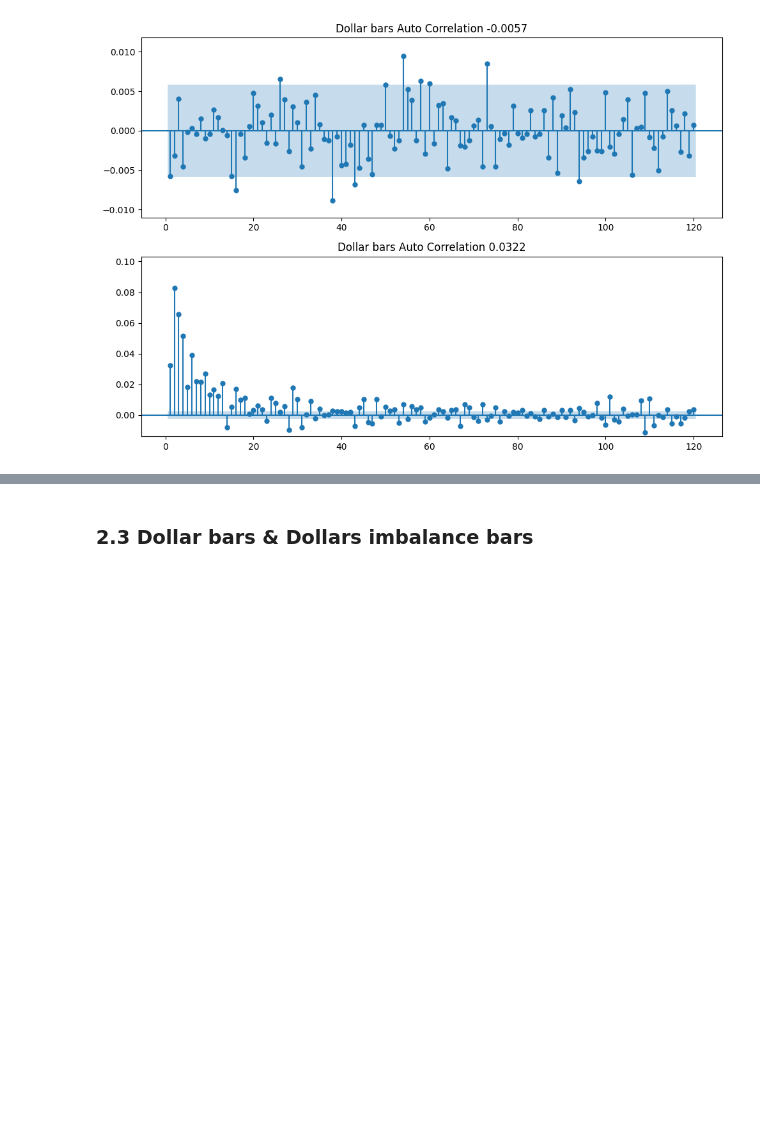
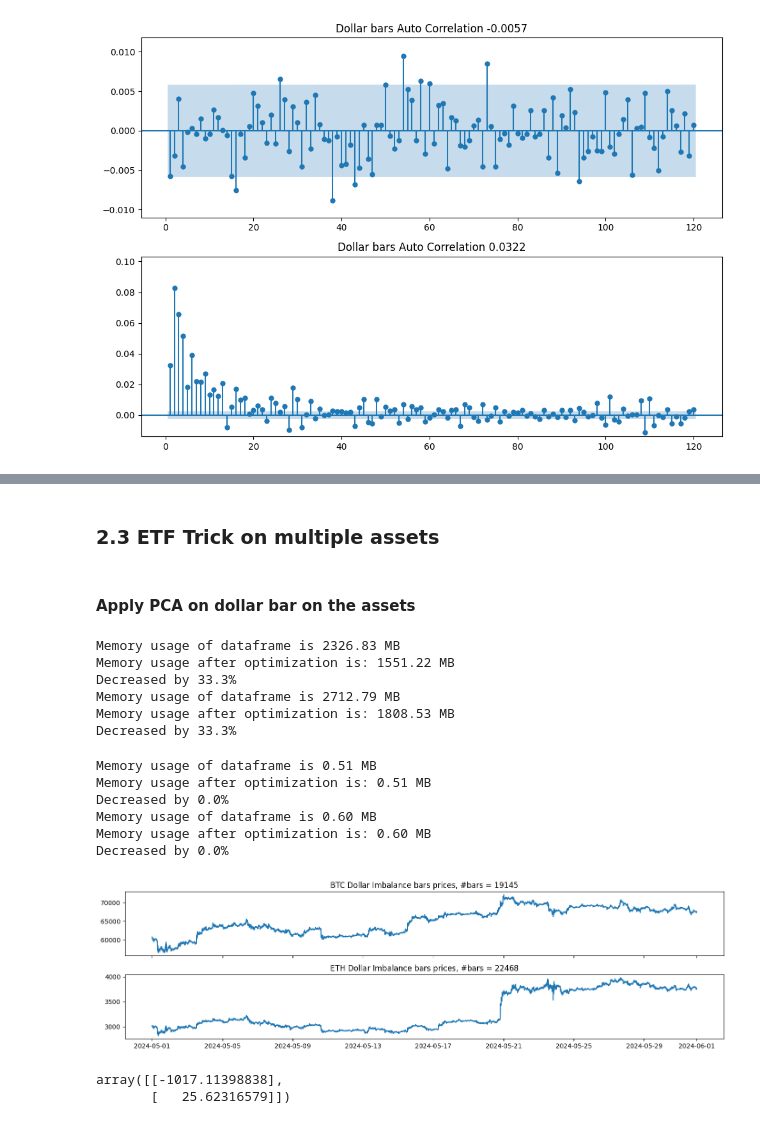
Before and after one commit to yakir4123/Advances-In-Financial-Machine-Learning, a Jupyter notebook: Chapter2.ipynb, the cells around one changed output, grey strips where cells are left out. Cells and saved outputs as stored; diff of their text form; code cells hidden in the pictures; blank space fills up the shorter version.

```diff
--- a/Chapter2.ipynb
+++ b/Chapter2.ipynb
@@ -451,7 +404,63 @@ NameError: name 'btc_transactions' is not defined
 # %% [markdown]
-### 2.3 Dollar bars & Dollars imbalance bars
+### 2.3 ETF Trick on multiple assets
+# %% [markdown]
+#### Apply PCA on dollar bar on the assets
 # %%
-dates = ['2024-03', '2024-04', '2024-05']
 btc_transactions = load_df(f"Advances-In-Financial-Machine-Learning\data\BTCUSDT-trades-2024-05.csv")
 eth_transactions = load_df(f"Advances-In-Financial-Machine-Learning\data\ETHUSDT-trades-2024-05.csv")
-sol_transactions = load_df(f"Advances-In-Financial-Machine-Learning\data\SOLUSDT-trades-2024-05.csv")
+# %% [output]
+Memory usage of dataframe is 2326.83 MB
+Memory usage after optimization is: 1551.22 MB
+Decreased by 33.3%
+Memory usage of dataframe is 2712.79 MB
+Memory usage after optimization is: 1808.53 MB
+Decreased by 33.3%
+# %%
+btc_dollar_bar = create_dollar_bars(btc_transactions, int(2e7))
+eth_dollar_bar = create_dollar_bars(eth_transactions, int(1e7))
+# %% [output]
+Memory usage of dataframe is 0.51 MB
+Memory usage after optimization is: 0.51 MB
+Decreased by 0.0%
+Memory usage of dataframe is 0.60 MB
+Memory usage after optimization is: 0.60 MB
+Decreased by 0.0%
+# %%
+fig, axs = plt.subplots(2, 1, figsize=(14, 4), sharex=True)
+axs[0].plot(pd.to_datetime(btc_dollar_bar['time'], unit='ms'), btc_dollar_bar['close'])
+axs[0].set_title(f"BTC Dollar Imbalance bars prices, #bars = {len(btc_dollar_bar)}")
+axs[1].plot(pd.to_datetime(eth_dollar_bar['time'], unit='ms'), eth_dollar_bar['close'])
+axs[1].set_title(f"ETH Dollar Imbalance bars prices, #bars = {len(eth_dollar_bar)}")
+
+plt.tight_layout()
+# %% [output]
+[figure, added]
+# %%
+def pca_weights(cov, riskDist=None, riskTarget=1.0):
+    """
+    Implementation from the book
+    """
+    # Following the riskAlloc, distribution, match riskTarget
+    eVal, eVec = np.linalg.eigh(cov)  # must be Hermitian
+    indices = eVal.argsort()[::-1]  # arguments for sorting eVal desc
+    eVal, eVec = eVal[indices], eVec[:, indices]
+    if riskDist is None:
+        riskDist = np.zeros(cov.shape[0])
+        riskDist[-1] = 1.0
+    loads = riskTarget * (riskDist / eVal) ** 0.5
+    weights = np.dot(eVec, np.reshape(loads, (-1, 1)))
+
+    return weights
+
+
+prices = pd.concat({
+    'BTC': btc_dollar_bar['close'],
+    'ETH': eth_dollar_bar['close'],
+}, axis=1).iloc[:min(len(btc_dollar_bar), len(eth_dollar_bar))]
+cov = prices[['BTC', 'ETH']].pct_change()[1:].cov()
+# len(prices[['BTC', 'ETH']].pct_change())
+weights = pca_weights(cov)
+weights
+# %% [output]
+array([[-1017.11398838],
+       [   25.62316579]])
```
Also changed, not shown: parts of 28 cells of this notebook, 1 other file.
